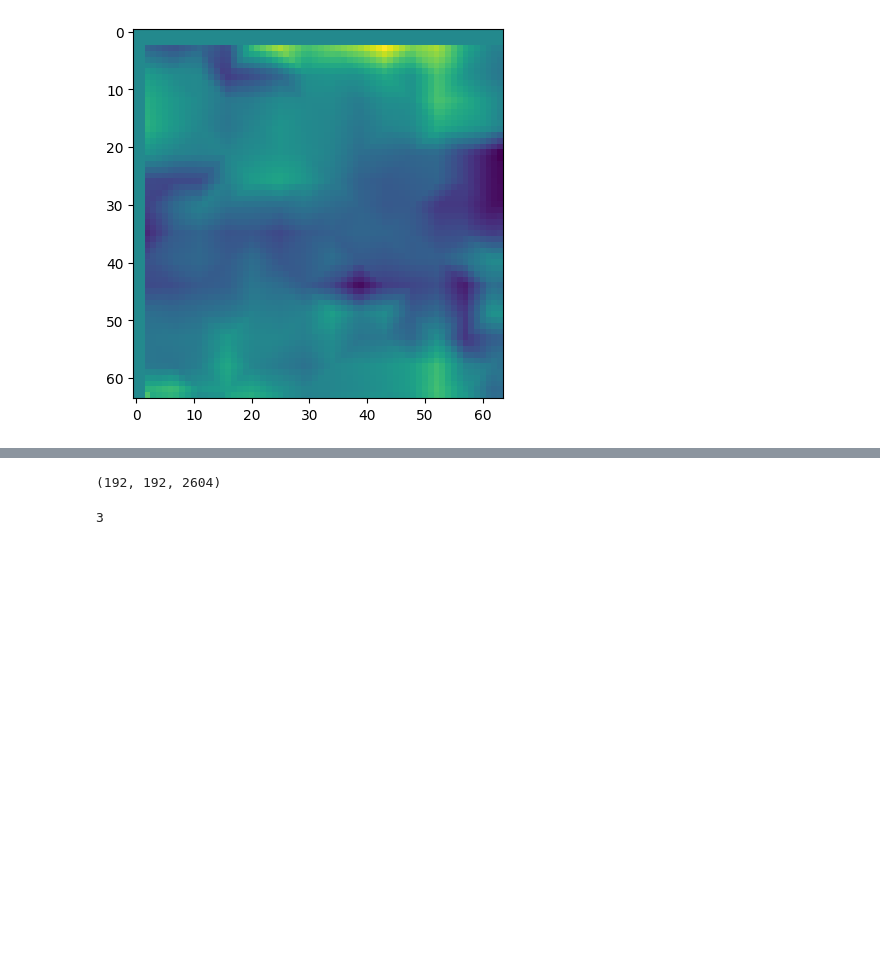
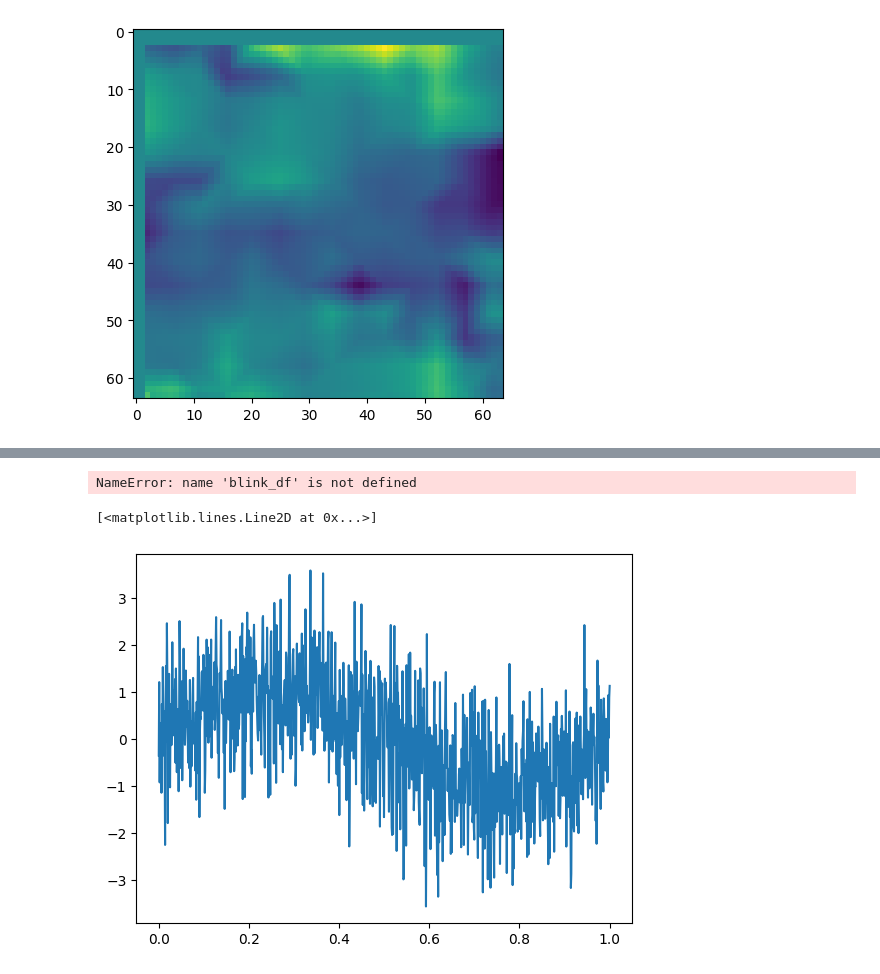
Before and after one commit to tpfffr/neon_blink_detection, a Jupyter notebook: notebooks/data_augmentation.ipynb, the cells around one changed output, grey strips where cells are left out. Cells and saved outputs as stored; diff of their text form; code cells hidden in the pictures; blank space fills up the shorter version.

```diff
--- a/notebooks/data_augmentation.ipynb
+++ b/notebooks/data_augmentation.ipynb
@@ -250,7 +183,3 @@ img.shape
-# %%
-img.shape
-# %% [output]
-(192, 192, 2604)
 # %%
 
 def _shift_image(img, y_shift = 0, x_shift = 0):
@@ -283,7 +212,3 @@ def _shift_image(img, y_shift = 0, x_shift = 0):
 
     else:
         raise ValueError("Image must be 2D, 3D or 4D array")
-# %%
-img.ndim
-# %% [output]
-3
@@ -289,0 +248,40 @@ img.ndim
+# %%
+blink_ts = blink_df[blink_df["label"]=="onset"].iloc[6, :]["start_ts"]
+blink_on_idx = int(np.where(ts == blink_ts)[0])
+blink_ts = blink_df[blink_df["label"]=="offset"].iloc[5, :]["end_ts"]
+blink_off_idx = int(np.where(ts == blink_ts)[0])
+
+of_params.grid_size = 15
+of_params.n_layers = 7
+of_params.layer_interval = 5
+of_params.window_size = 15
+
+print(blink_on_idx)
+print(blink_off_idx)
+
+images = images_left[blink_on_idx-30:blink_off_idx+30, :, :]
+
+feature_array, grid = rec._compute_optical_flow(of_params, images_left, images_right)
+# feature_array = feature_array[blink_on_idx-30:blink_off_idx+30, :, :]
+
+def sine_wave(t, frequency, sampling_rate):
+    y = np.sin(2*np.pi*frequency*t)
+    return y
+
+
+fs = 200
+dur = feature_array.shape[0]/fs
+# %% [output]
+NameError: name 'blink_df' is not defined
+# %%
+def sine_wave_plus_noise(t, frequency, sampling_rate, noise_level):
+    y = np.sin(2*np.pi*frequency*t) + noise_level*np.random.randn(t.shape[0])
+    return y
+
+t = np.linspace(0, 1, 1000)
+y = sine_wave_plus_noise(t, 1, 1000, 1)
+
+plt.plot(t, y)
+# %% [output]
+[<matplotlib.lines.Line2D at 0x...>]
+[figure, added]
```
Also changed, not shown: parts of 38 cells of this notebook, 17 other files.
